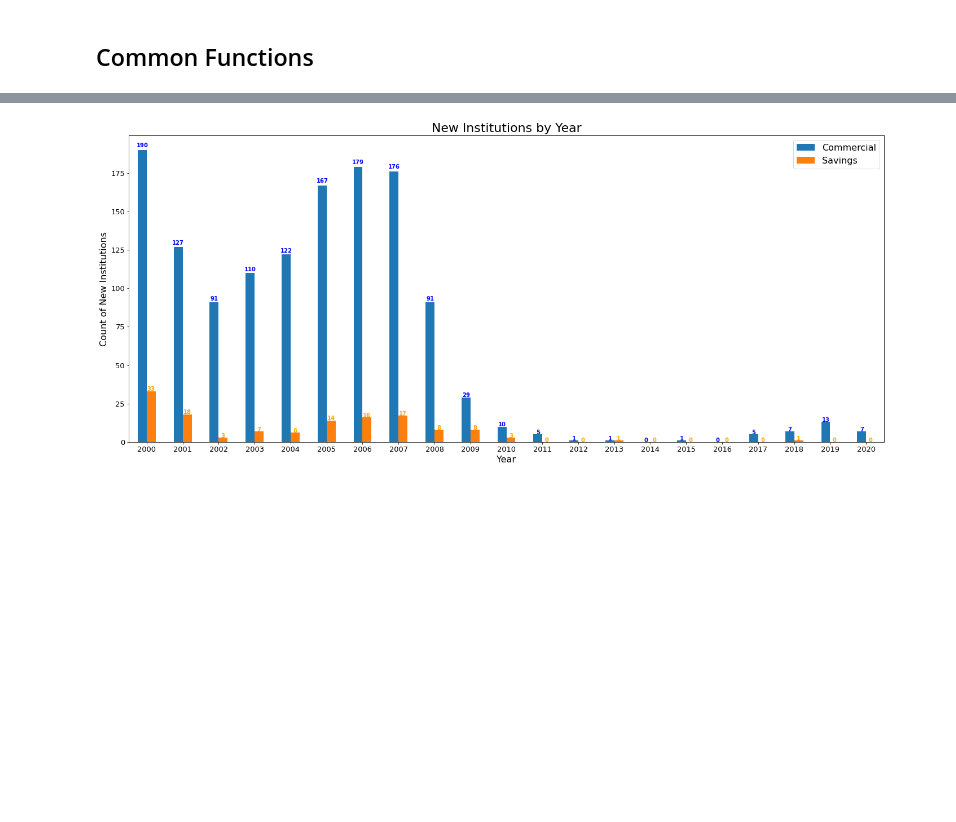
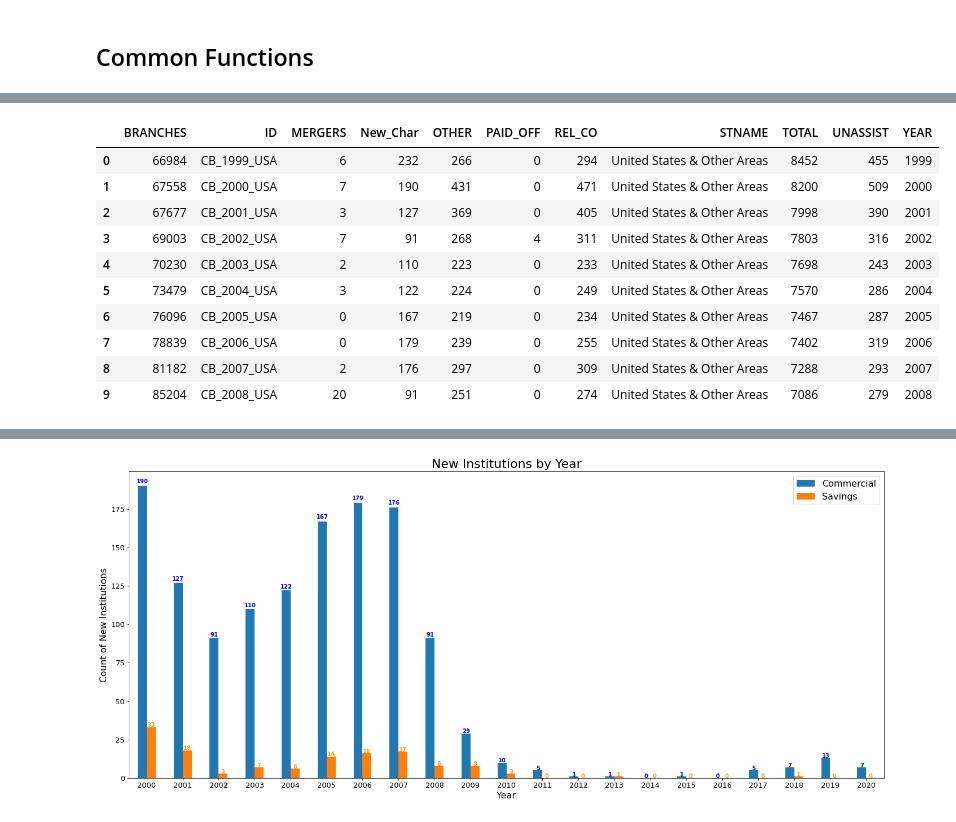
Before and after one commit to allaccountstaken/fdic_banks_eda, a Jupyter notebook: notebooks/bank_events_by_year/bank_events_by_year.ipynb, the cells around one changed output, grey strips where cells are left out. Drawn from its saved outputs; the diff is of its cells as text; code cells hidden in the pictures; blank space fills up the shorter version.

```diff
--- a/notebooks/bank_events_by_year/bank_events_by_year.ipynb
+++ b/notebooks/bank_events_by_year/bank_events_by_year.ipynb
@@ -572,2 +609,20 @@ savings_institutions_sum = pd.read_csv('../../data/si_structure.csv')
+# %%
+# Load Summary Tables
+commercial_banks_sum = pd.read_csv('../../data/cb_structure.csv')
+savings_institutions_sum = pd.read_csv('../../data/si_structure.csv')
+
+commercial_banks_sum.head(10)
+# %% [output]
+|  | BRANCHES | ID | MERGERS | New_Char | OTHER | PAID_OFF | REL_CO | STNAME | TOTAL | UNASSIST | YEAR |
+| 0 | 66984 | CB_1999_USA | 6 | 232 | 266 | 0 | 294 | United States & Other Areas | 8452 | 455 | 1999 |
+| 1 | 67558 | CB_2000_USA | 7 | 190 | 431 | 0 | 471 | United States & Other Areas | 8200 | 509 | 2000 |
+| 2 | 67677 | CB_2001_USA | 3 | 127 | 369 | 0 | 405 | United States & Other Areas | 7998 | 390 | 2001 |
+| 3 | 69003 | CB_2002_USA | 7 | 91 | 268 | 4 | 311 | United States & Other Areas | 7803 | 316 | 2002 |
+| 4 | 70230 | CB_2003_USA | 2 | 110 | 223 | 0 | 233 | United States & Other Areas | 7698 | 243 | 2003 |
+| 5 | 73479 | CB_2004_USA | 3 | 122 | 224 | 0 | 249 | United States & Other Areas | 7570 | 286 | 2004 |
+| 6 | 76096 | CB_2005_USA | 0 | 167 | 219 | 0 | 234 | United States & Other Areas | 7467 | 287 | 2005 |
+| 7 | 78839 | CB_2006_USA | 0 | 179 | 239 | 0 | 255 | United States & Other Areas | 7402 | 319 | 2006 |
+| 8 | 81182 | CB_2007_USA | 2 | 176 | 297 | 0 | 309 | United States & Other Areas | 7288 | 293 | 2007 |
+| 9 | 85204 | CB_2008_USA | 20 | 91 | 251 | 0 | 274 | United States & Other Areas | 7086 | 279 | 2008 |
 # %%
 def FilterDF(df, cols_keep, date_col, class_col, filter_criteria={}, start_year=2000, end_year=2020):
```
Also changed, not shown: parts of 12 cells of this notebook, 6 other files.
